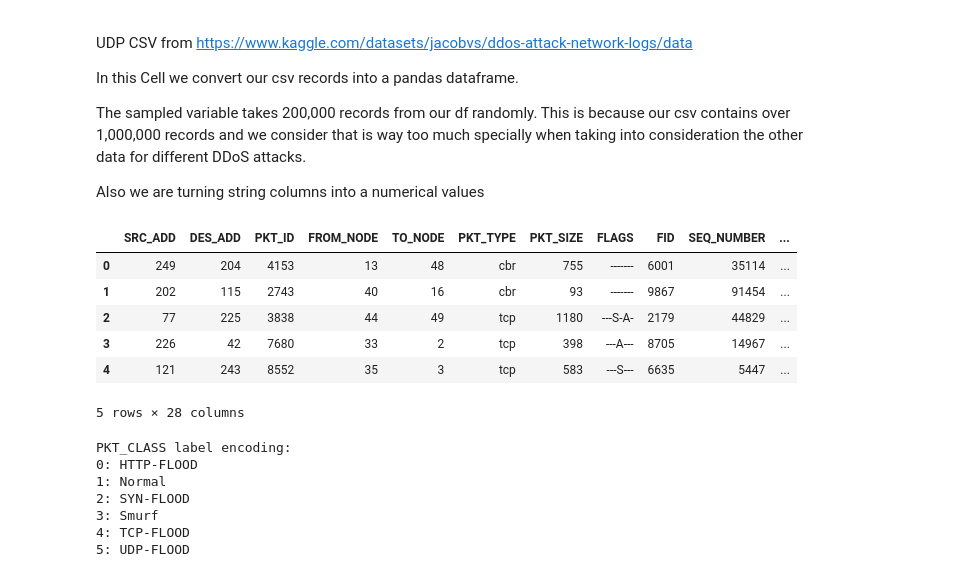
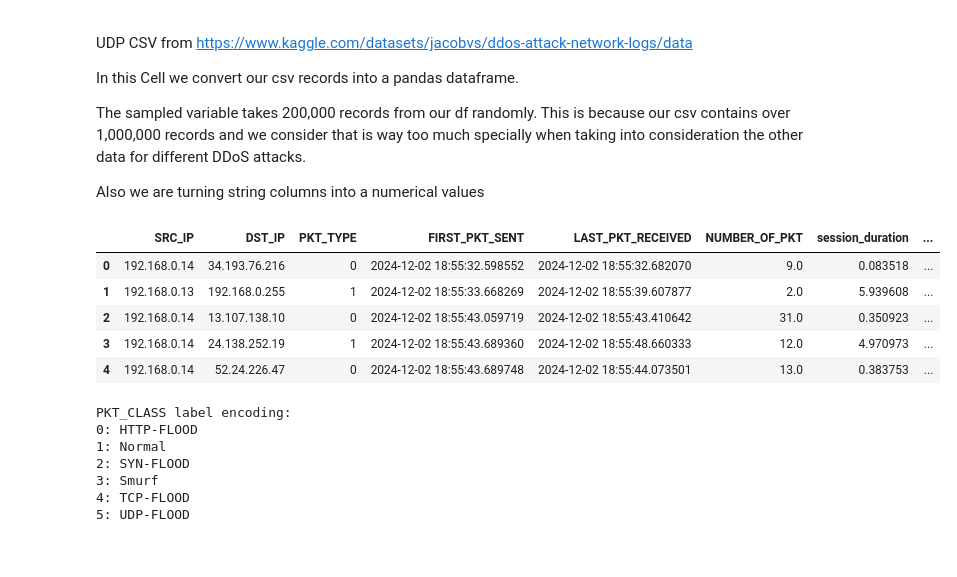
Before and after one commit to Capstone24UPRM/Analysis-and-Mitigation-of-DDoS-Attacks, a Jupyter notebook: ML/RandomForrestClassifiermodel.ipynb, the cells around one changed output. Cells and saved outputs as stored; diff of their text form; code cells hidden in the pictures.

```diff
--- a/ML/RandomForrestClassifiermodel.ipynb
+++ b/ML/RandomForrestClassifiermodel.ipynb
@@ -25,14 +26,13 @@ The sampled variable takes 200,000 records from our df randomly. This is because
 
 Also we are turning string columns into a numerical values
 # %%
-df = pd.read_csv('/content/DDoS_data_with_flags.csv')
+df = pd.read_csv('/content/combined.csv')
 df.head()
 # %% [output]
-|  | SRC_ADD | DES_ADD | PKT_ID | FROM_NODE | TO_NODE | PKT_TYPE | PKT_SIZE | FLAGS | FID | SEQ_NUMBER | ... |
-| 0 | 249 | 204 | 4153 | 13 | 48 | cbr | 755 | ------- | 6001 | 35114 | ... |
-| 1 | 202 | 115 | 2743 | 40 | 16 | cbr | 93 | ------- | 9867 | 91454 | ... |
-| 2 | 77 | 225 | 3838 | 44 | 49 | tcp | 1180 | ---S-A- | 2179 | 44829 | ... |
-| 3 | 226 | 42 | 7680 | 33 | 2 | tcp | 398 | ---A--- | 8705 | 14967 | ... |
-| 4 | 121 | 243 | 8552 | 35 | 3 | tcp | 583 | ---S--- | 6635 | 5447 | ... |
+|  | SRC_IP | DST_IP | PKT_TYPE | FIRST_PKT_SENT | LAST_PKT_RECEIVED | NUMBER_OF_PKT | session_duration | ... |
+| 0 | 192.168.0.14 | 34.193.76.216 | 0 | 2024-12-02 18:55:32.598552 | 2024-12-02 18:55:32.682070 | 9.0 | 0.083518 | ... |
+| 1 | 192.168.0.13 | 192.168.0.255 | 1 | 2024-12-02 18:55:33.668269 | 2024-12-02 18:55:39.607877 | 2.0 | 5.939608 | ... |
+| 2 | 192.168.0.14 | 13.107.138.10 | 0 | 2024-12-02 18:55:43.059719 | 2024-12-02 18:55:43.410642 | 31.0 | 0.350923 | ... |
+| 3 | 192.168.0.14 | 24.138.252.19 | 1 | 2024-12-02 18:55:43.689360 | 2024-12-02 18:55:48.660333 | 12.0 | 4.970973 | ... |
+| 4 | 192.168.0.14 | 52.24.226.47 | 0 | 2024-12-02 18:55:43.689748 | 2024-12-02 18:55:44.073501 | 13.0 | 0.383753 | ... |
-5 rows × 28 columns
 # %%
```
Also changed, not shown: parts of 13 cells of this notebook, 1 other file.
